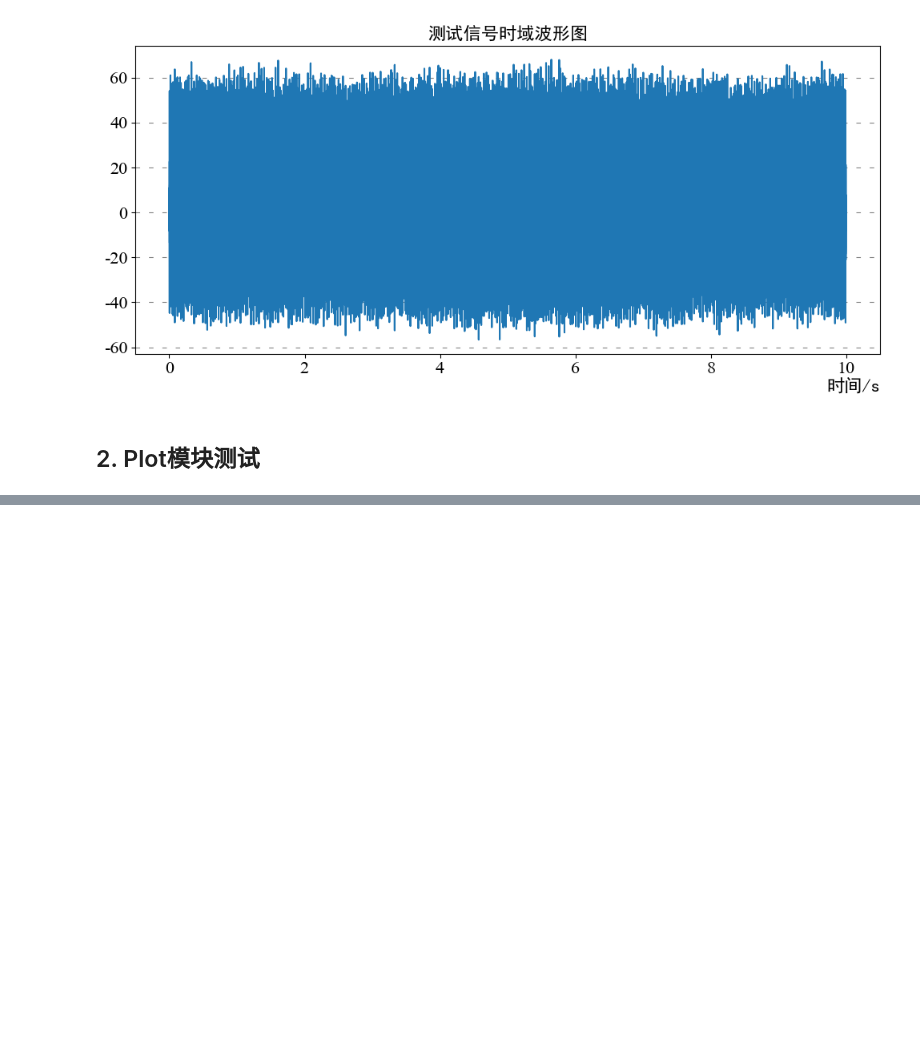
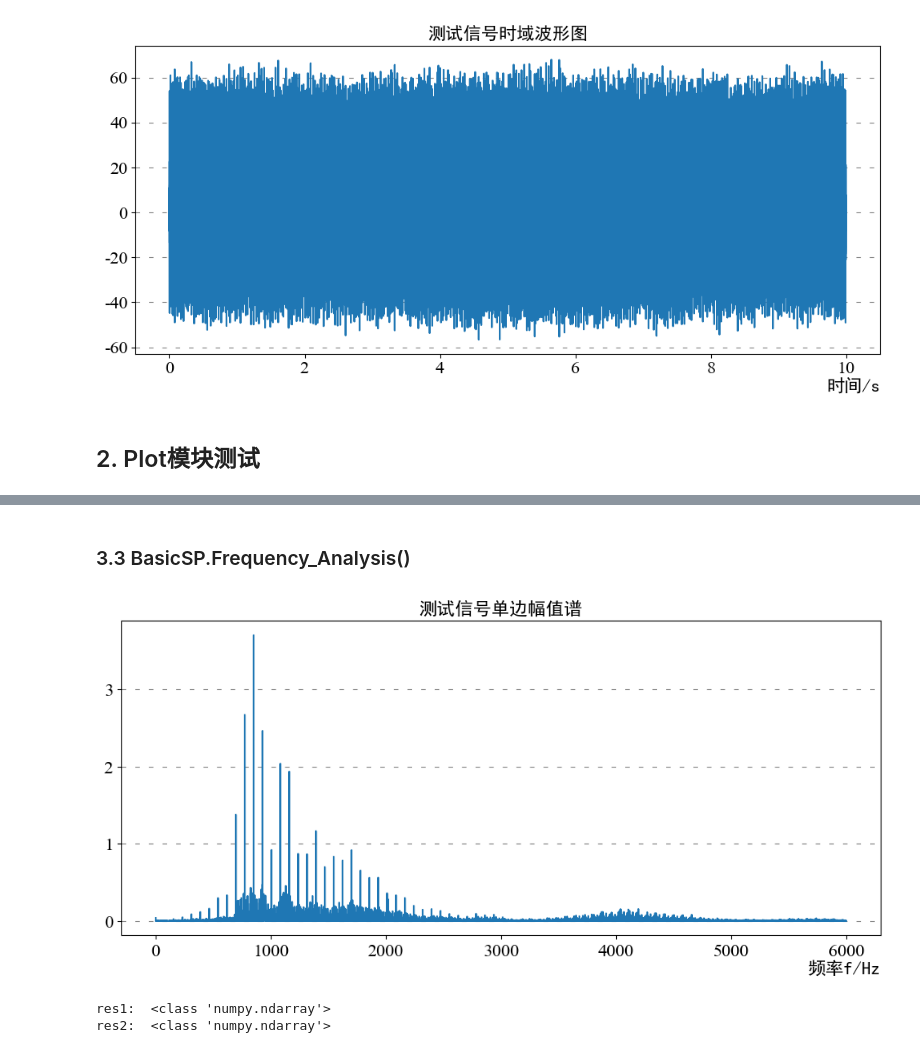
Before and after one commit to xcw1129/PySP, a Jupyter notebook: test.ipynb, the cells around one changed output, grey strips where cells are left out. Saved outputs shown, nothing was run; the diff lists cells and outputs as text; code cells hidden in the pictures; blank space fills up the shorter version.

```diff
--- a/test.ipynb
+++ b/test.ipynb
@@ -130,0 +165,23 @@ plot_2D_Anim(
+# %% [markdown]
+### 3.3 BasicSP.Frequency_Analysis()
+# %%
+from PySP.BasicSP import Frequency_Analysis
+
+try:
+    Sig = Signal(data=Data, label="测试信号", fs=12000)
+    # Frequency_Analysis.Cft()
+    res = Frequency_Analysis(
+        Sig=Sig,
+        plot=True,
+        plot_save=False,
+        title=Sig.label + "单边幅值谱",
+        xlabel="频率f/Hz",
+    ).Cft(WinType="汉宁窗")
+    for i, r in enumerate(res):
+        print(f"res{i+1}: ", type(r))
+except Exception as e:
+    print(e)
+# %% [output]
+[figure, added]
+res1:  <class 'numpy.ndarray'>
+res2:  <class 'numpy.ndarray'>
```
Also changed, not shown: parts of 7 cells of this notebook.
